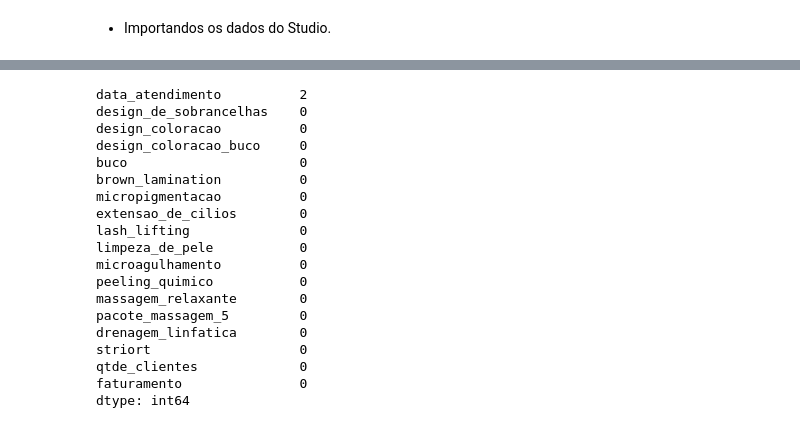
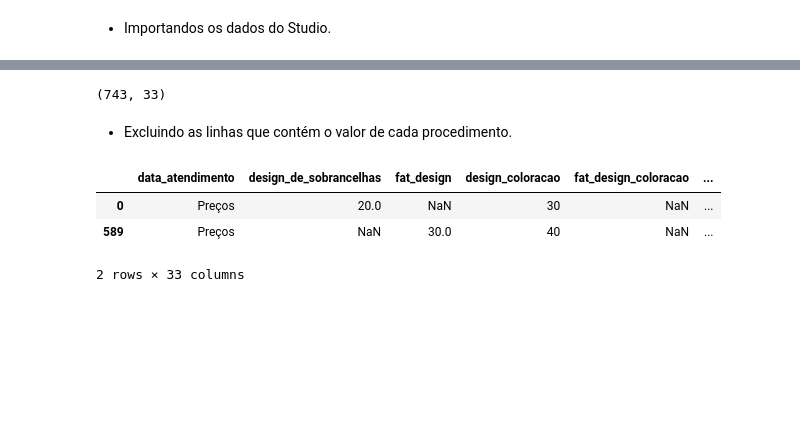
Before and after one commit to robertferro/previsao_faturamento_studio_estetica, a Jupyter notebook: 1 - Coleta e tratamento dos dados/coleta_manipulacao_dados.ipynb, the cells around one changed output, grey strips where cells are left out. Drawn from its saved outputs; the diff is of its cells as text; code cells hidden in the pictures; blank space fills up the shorter version.

```diff
--- a/1 - Coleta e tratamento dos dados/coleta_manipulacao_dados.ipynb
+++ b/1 - Coleta e tratamento dos dados/coleta_manipulacao_dados.ipynb
@@ -33,23 +30,14 @@ dados.head()
-# %%
-dados.isna().sum()
-# %% [output]
-data_atendimento          2
-design_de_sobrancelhas    0
-design_coloracao          0
-design_coloracao_buco     0
-buco                      0
-brown_lamination          0
-micropigmentacao          0
-extensao_de_cilios        0
-lash_lifting              0
-limpeza_de_pele           0
-microagulhamento          0
-peeling_quimico           0
-massagem_relaxante        0
-pacote_massagem_5         0
-drenagem_linfatica        0
-striort                   0
-qtde_clientes             0
-faturamento               0
-dtype: int64
+# %%
+dados.shape
+# %% [output]
+(743, 33)
+# %% [markdown]
+- Excluindo as linhas que contém o valor de cada procedimento.
+# %%
+dados.query('data_atendimento =="Preços"')
+# %% [output]
+|  | data_atendimento | design_de_sobrancelhas | fat_design | design_coloracao | fat_design_coloracao | ... |
+| 0 | Preços | 20.0 | NaN | 30 | NaN | ... |
+| 589 | Preços | NaN | 30.0 | 40 | NaN | ... |
+2 rows × 33 columns
 # %%
```
Also changed, not shown: parts of 26 cells of this notebook, 2 other files.
